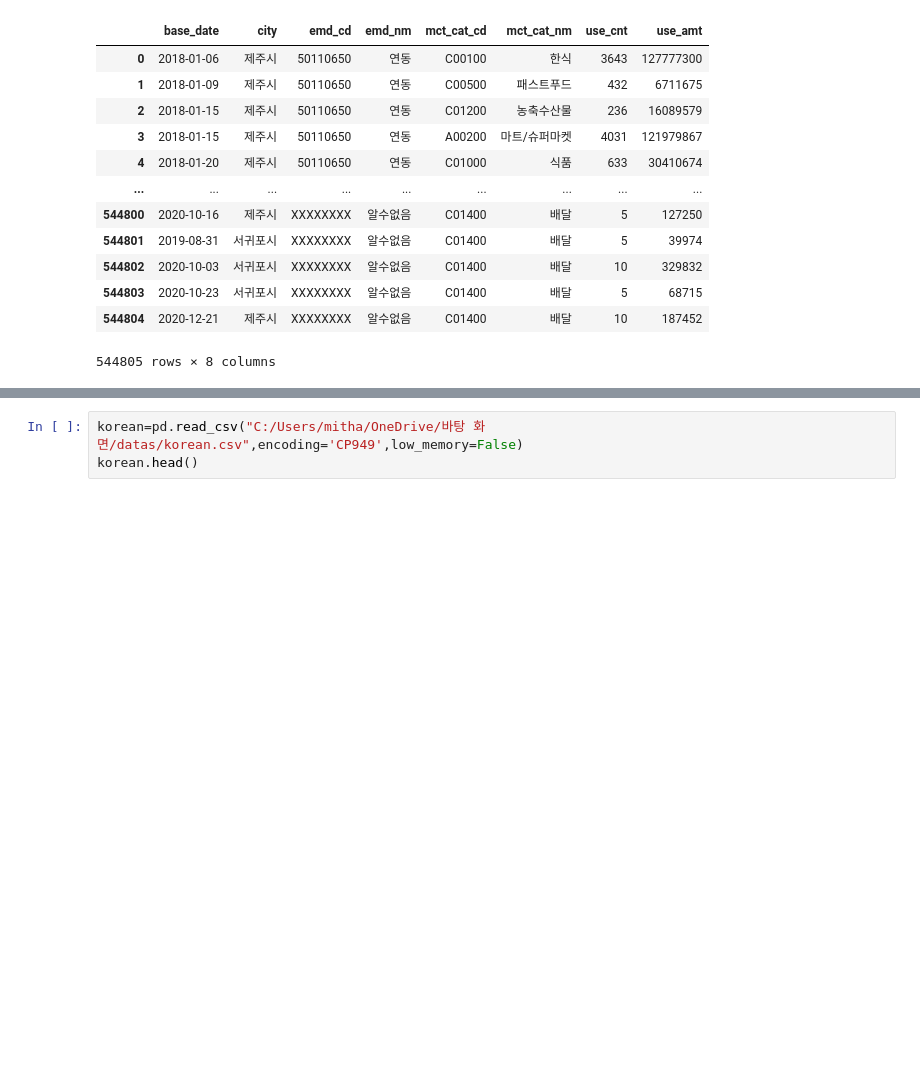
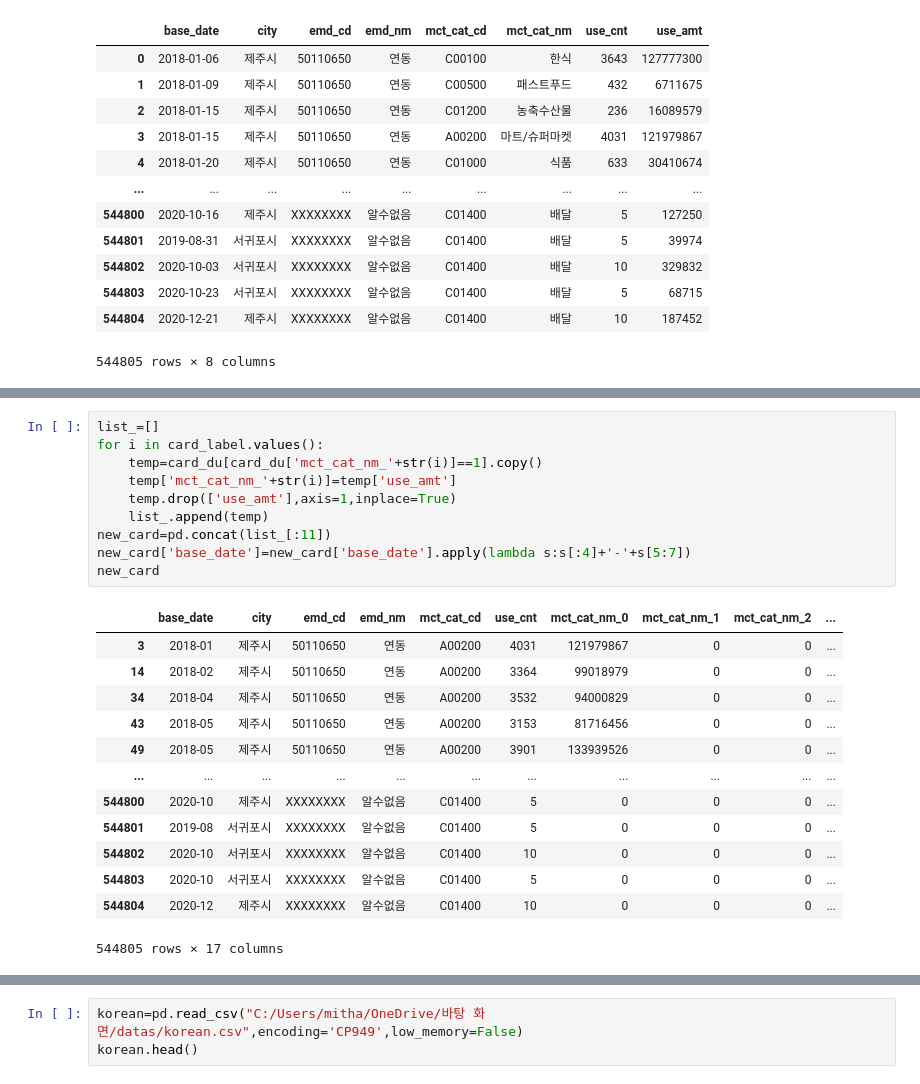
Before and after one commit to songmin9813/ECO_Jeju, a Jupyter notebook: Sungmin/Study/base_table.ipynb, the cells around one changed output, grey strips where cells are left out. Saved outputs shown, nothing was run; the diff lists cells and outputs as text; blank space fills up the shorter version.

```diff
--- a/Sungmin/Study/base_table.ipynb
+++ b/Sungmin/Study/base_table.ipynb
@@ -213 +154,25 @@ Name: mct_cat_nm_0, Length: 57451, dtype: uint8
+# %%
+list_=[]
+for i in card_label.values():
+    temp=card_du[card_du['mct_cat_nm_'+str(i)]==1].copy()
+    temp['mct_cat_nm_'+str(i)]=temp['use_amt']
+    temp.drop(['use_amt'],axis=1,inplace=True)
+    list_.append(temp)
+new_card=pd.concat(list_[:11])
+new_card['base_date']=new_card['base_date'].apply(lambda s:s[:4]+'-'+s[5:7])
+new_card
+# %% [output]
+|  | base_date | city | emd_cd | emd_nm | mct_cat_cd | use_cnt | mct_cat_nm_0 | mct_cat_nm_1 | mct_cat_nm_2 | ... |
+| 3 | 2018-01 | 제주시 | 50110650 | 연동 | A00200 | 4031 | 121979867 | 0 | 0 | ... |
+| 14 | 2018-02 | 제주시 | 50110650 | 연동 | A00200 | 3364 | 99018979 | 0 | 0 | ... |
+| 34 | 2018-04 | 제주시 | 50110650 | 연동 | A00200 | 3532 | 94000829 | 0 | 0 | ... |
+| 43 | 2018-05 | 제주시 | 50110650 | 연동 | A00200 | 3153 | 81716456 | 0 | 0 | ... |
+| 49 | 2018-05 | 제주시 | 50110650 | 연동 | A00200 | 3901 | 133939526 | 0 | 0 | ... |
+| ... | ... | ... | ... | ... | ... | ... | ... | ... | ... | ... |
+| 544800 | 2020-10 | 제주시 | XXXXXXXX | 알수없음 | C01400 | 5 | 0 | 0 | 0 | ... |
+| 544801 | 2019-08 | 서귀포시 | XXXXXXXX | 알수없음 | C01400 | 5 | 0 | 0 | 0 | ... |
+| 544802 | 2020-10 | 서귀포시 | XXXXXXXX | 알수없음 | C01400 | 10 | 0 | 0 | 0 | ... |
+| 544803 | 2020-10 | 서귀포시 | XXXXXXXX | 알수없음 | C01400 | 5 | 0 | 0 | 0 | ... |
+| 544804 | 2020-12 | 제주시 | XXXXXXXX | 알수없음 | C01400 | 10 | 0 | 0 | 0 | ... |
+544805 rows × 17 columns
 # %%
```
Also changed, not shown: parts of 14 cells of this notebook, 2 other files.
